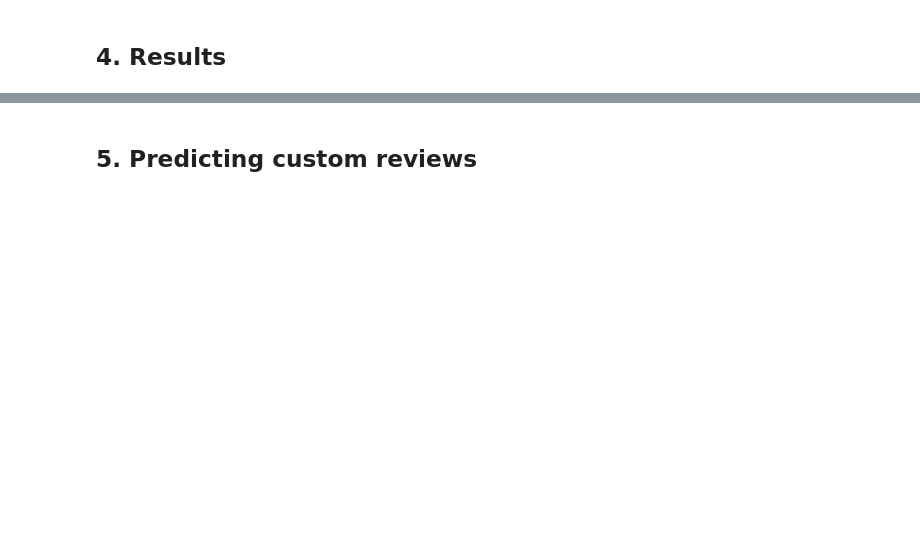
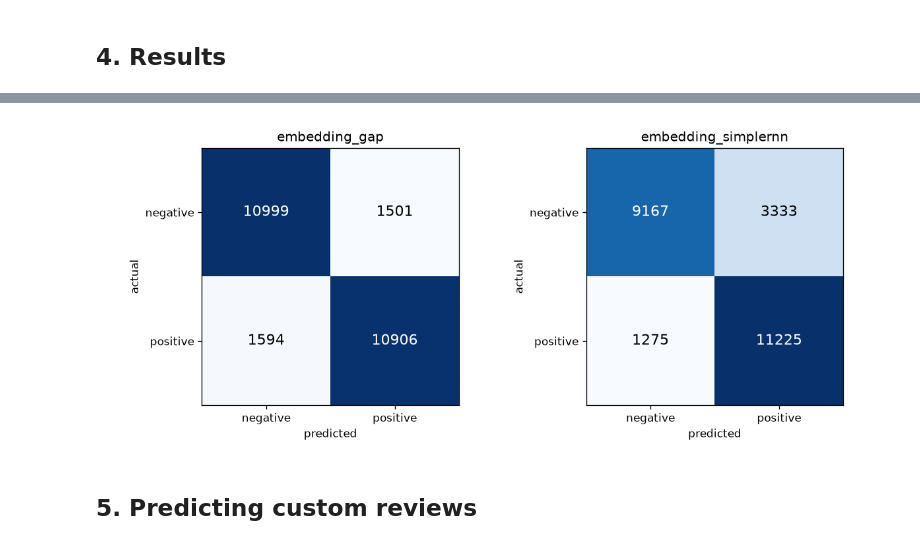
Before and after one commit to jsuryacodes/DLT-Sentiment-Analysis, a Jupyter notebook: sentiment_analysis.ipynb, the cells around one changed output, grey strips where cells are left out. Saved outputs shown, nothing was run; the diff lists cells and outputs as text; code cells hidden in the pictures; blank space fills up the shorter version.

```diff
--- a/sentiment_analysis.ipynb
+++ b/sentiment_analysis.ipynb
@@ -133,3 +151,8 @@ display(Markdown(table))
+# %%
+S.plot_confusion_matrices([baseline, rnn], x_test, y_test)
+display(Image('results/confusion_matrices.png'))
+# %% [output]
+[figure, added]
 # %% [markdown]
 ## 5. Predicting custom reviews
 # %%
```
Also changed, not shown: parts of 9 cells of this notebook, 5 other files.
